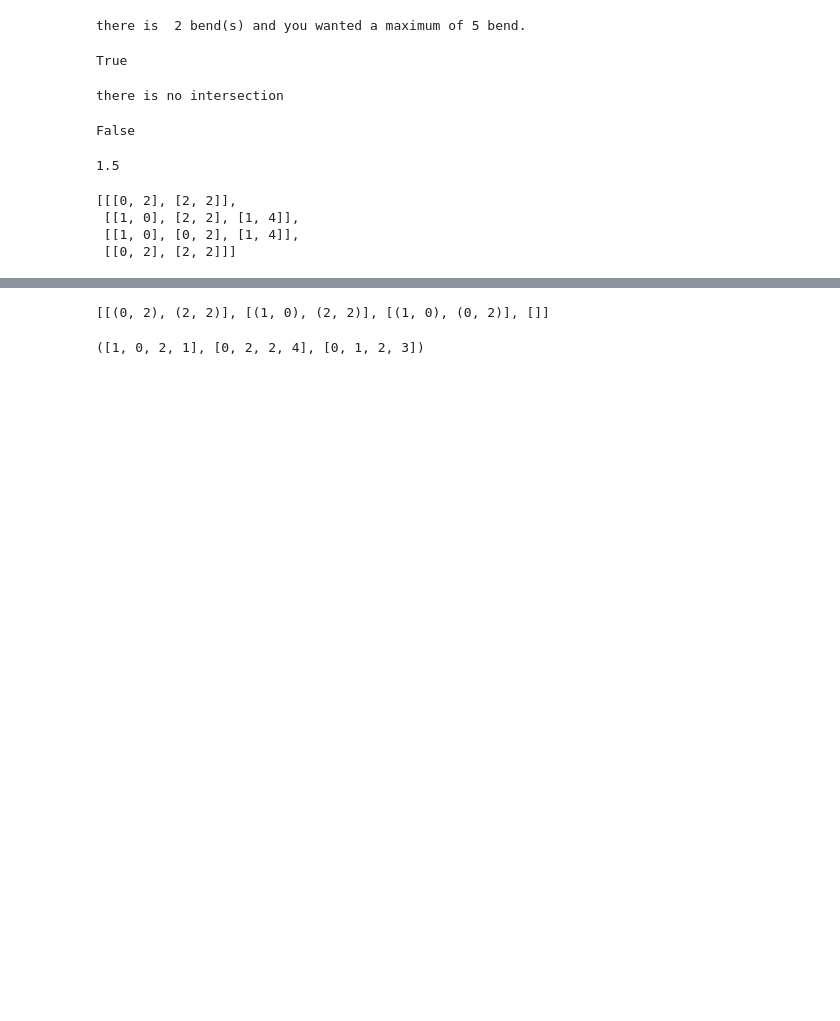
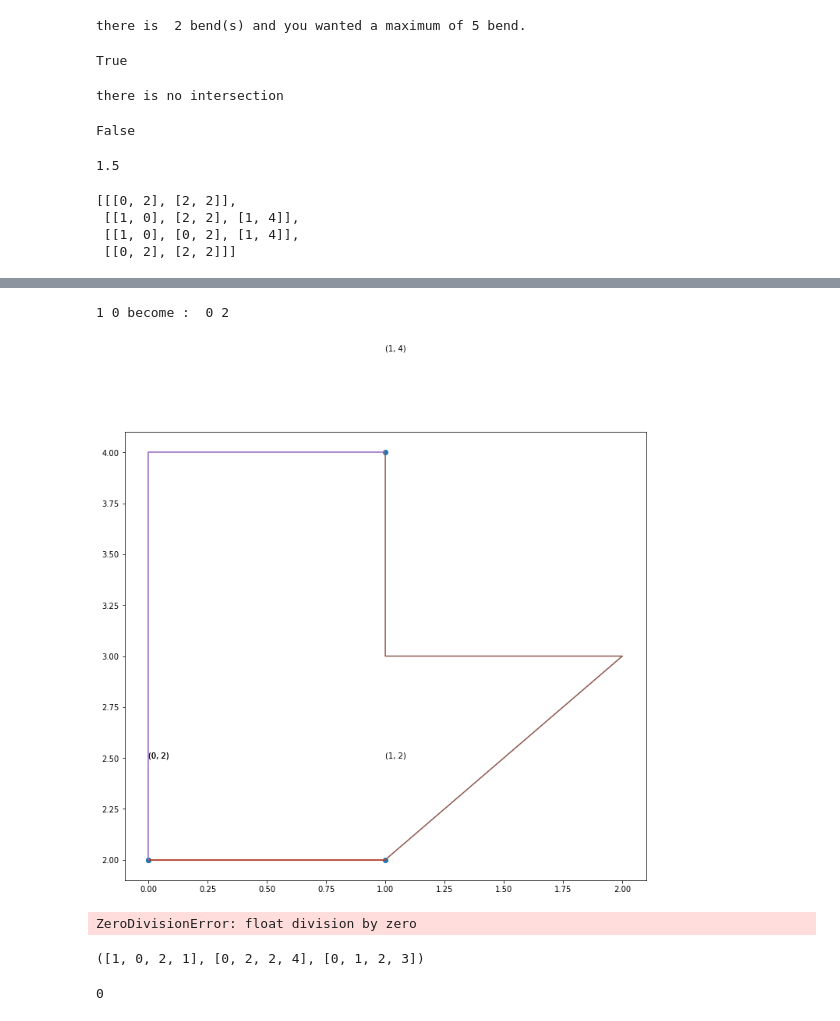
Before and after one commit to PierrePages/Graph_drawing, a Jupyter notebook: main.ipynb, the cells around one changed output, grey strips where cells are left out. Drawn from its saved outputs; the diff is of its cells as text; code cells hidden in the pictures; blank space fills up the shorter version.

```diff
--- a/main.ipynb
+++ b/main.ipynb
@@ -330,25 +326,69 @@ show_graph(data)
 # %%
 def compute_centroid(polygon):
     x_cords = []
     y_cords = []
     for point in polygon:
         x_cords.append(point[0])
         y_cords.append(point[1])
     x_centroid = 0
     y_centroid = 0
     for x in x_cords:
         x_centroid += int(x)
 
     for y in y_cords:
         y_centroid +=int(y)
 
 
     return (x_centroid/len(polygon), y_centroid/len(polygon))
+
+
+def move_point(id):
+
+    global data
+
+    neighbour_list = find_neighbour(data)
+    vertex_list = get_point_coord(data)
+
+    point_list = []
+    for i in range(len(vertex_list[0])):
+        points= []
+        for j in range(len(vertex_list)):
+            points.append(vertex_list[j][i])
+        point_list.append(points)
+
+    for vertex in point_list:
+        x,y,v_id  = vertex
+
+        if v_id == id:
+            v_x = x
+            v_y = y
+
+
+
+    neighbour  = neighbour_list[id]
+    centroid = compute_centroid(neighbour)
+
+    print(v_x, v_y, 'become : ', round(centroid[0]), round(centroid[1]))
+
+
+
+    data['nodes'][id]['x'] = round(centroid[0])
+    data['nodes'][id]['y'] = round(centroid[1])
+
+    show_graph(data)
+    print(compute_ratio(data))
+
+move_point(0)
+# %% [output]
+1 0 become :  0 2
+[figure, added]
+ZeroDivisionError: float division by zero
-# %%
-neighbour_list
-# %% [output]
-[[(0, 2), (2, 2)], [(1, 0), (2, 2)], [(1, 0), (0, 2)], []]
 # %%
 vertex_list
 # %% [output]
 ([1, 0, 2, 1], [0, 2, 2, 4], [0, 1, 2, 3])
+# %%
+a = (0,1)
+a[0]
+# %% [output]
+0
```
Also changed, not shown: parts of 2 cells of this notebook.
